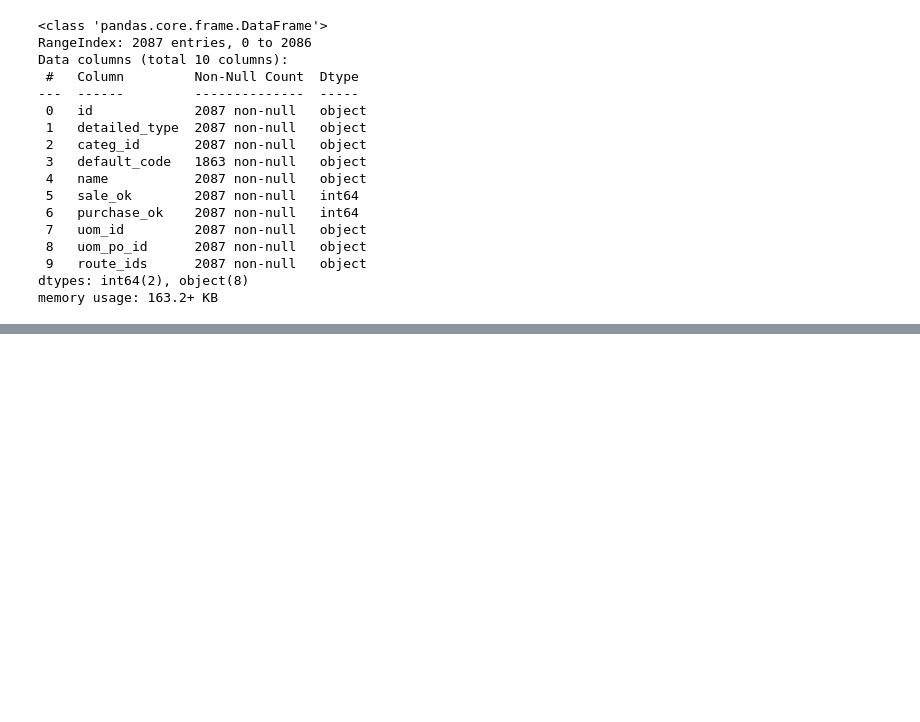
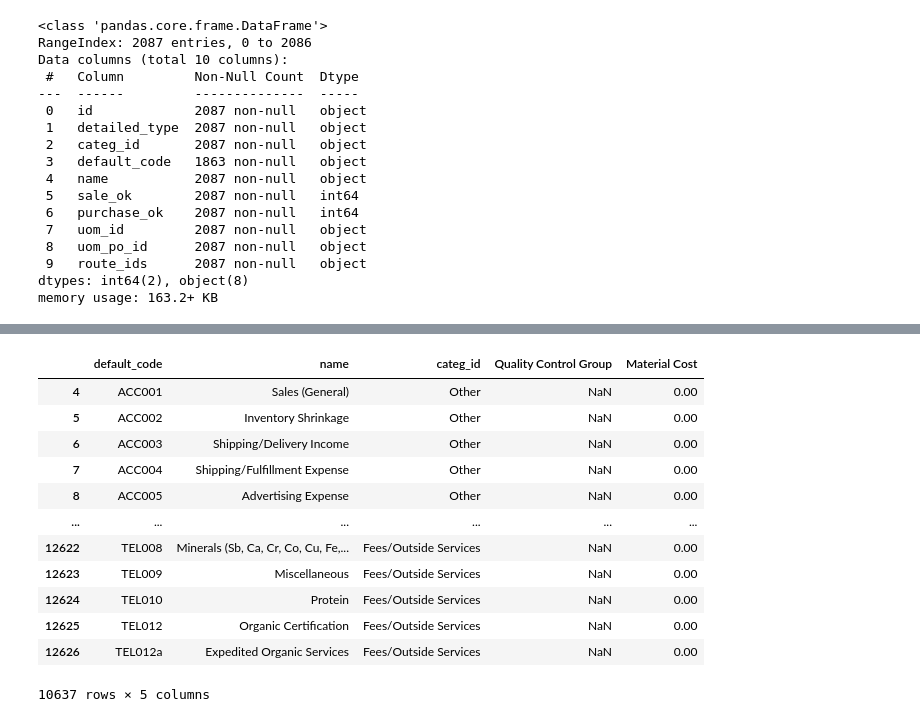
Before and after one commit to masterTrooperMx/PY_notebooks, a Jupyter notebook: catalyst/data/test_loader.ipynb, the cells around one changed output, grey strips where cells are left out. Saved outputs shown, nothing was run; the diff lists cells and outputs as text; code cells hidden in the pictures; blank space fills up the shorter version.

```diff
--- a/catalyst/data/test_loader.ipynb
+++ b/catalyst/data/test_loader.ipynb
@@ -320 +339,20 @@ df_inventory.head()
+# %%
+# check recs in filtered and not in Inventory
+df_filtered_notin_inventory = ~df_filtered["default_code"].isin(df_inventory["default_code"])
+df_recs_filtered_notin_inventory = df_filtered.loc[df_filtered_notin_inventory]
+df_recs_filtered_notin_inventory
+# %% [output]
+|  | default_code | name | categ_id | Quality Control Group | Material Cost |
+| 4 | ACC001 | Sales (General) | Other | NaN | 0.00 |
+| 5 | ACC002 | Inventory Shrinkage | Other | NaN | 0.00 |
+| 6 | ACC003 | Shipping/Delivery Income | Other | NaN | 0.00 |
+| 7 | ACC004 | Shipping/Fulfillment Expense | Other | NaN | 0.00 |
+| 8 | ACC005 | Advertising Expense | Other | NaN | 0.00 |
+| ... | ... | ... | ... | ... | ... |
+| 12622 | TEL008 | Minerals (Sb, Ca, Cr, Co, Cu, Fe,... | Fees/Outside Services | NaN | 0.00 |
+| 12623 | TEL009 | Miscellaneous | Fees/Outside Services | NaN | 0.00 |
+| 12624 | TEL010 | Protein | Fees/Outside Services | NaN | 0.00 |
+| 12625 | TEL012 | Organic Certification | Fees/Outside Services | NaN | 0.00 |
+| 12626 | TEL012a | Expedited Organic Services | Fees/Outside Services | NaN | 0.00 |
+10637 rows × 5 columns
 # %%
```
Also changed, not shown: parts of 3 cells of this notebook.
